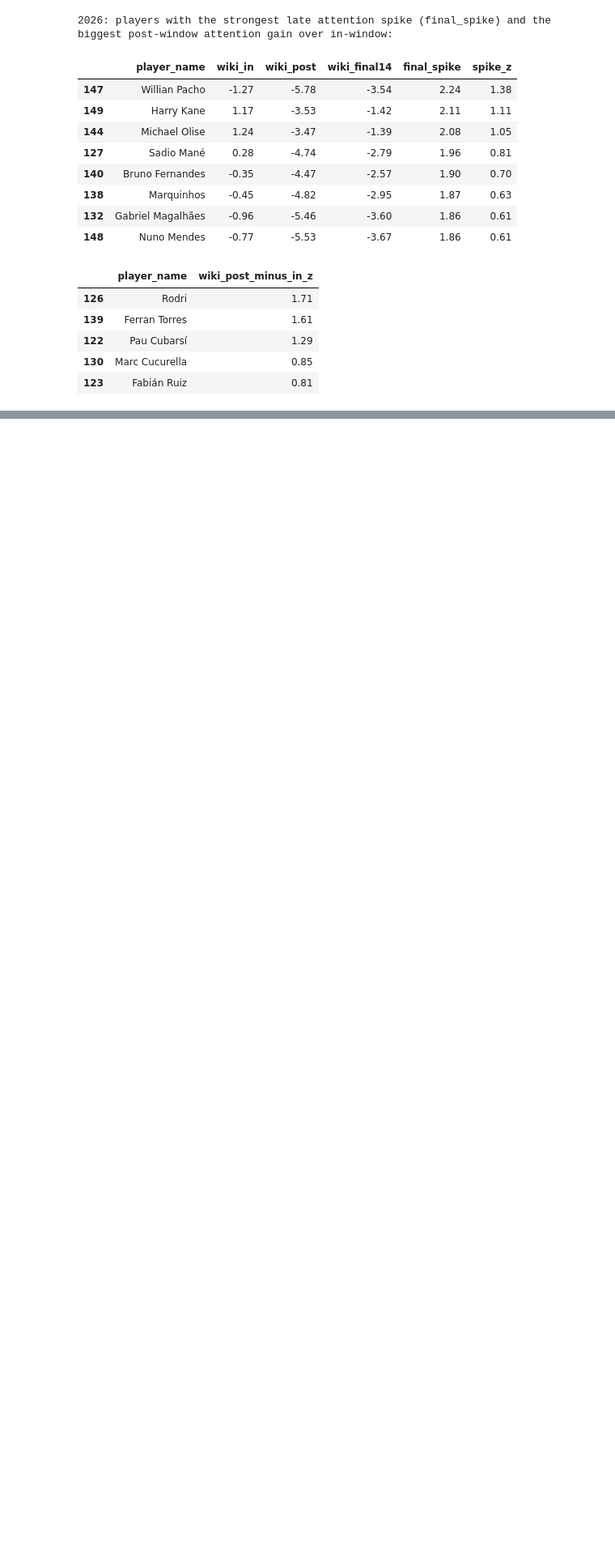
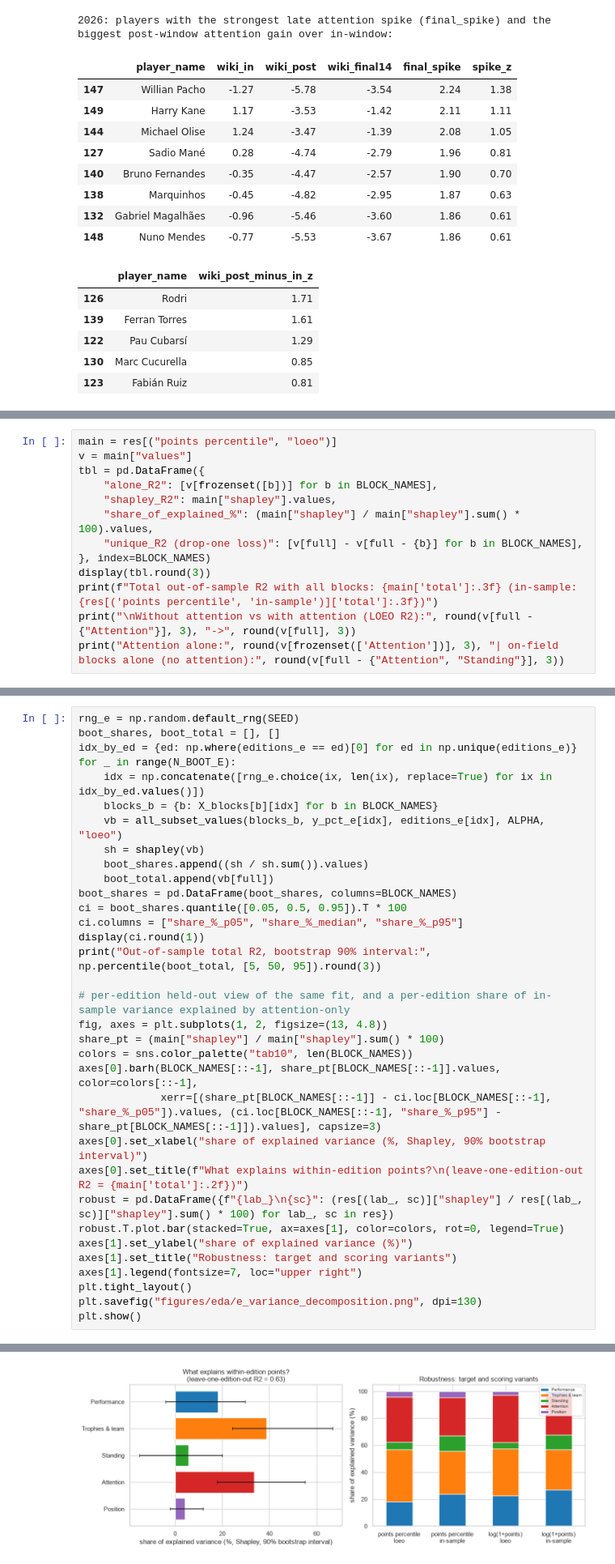
Before and after one commit to AswathKarthik10/predicting-the-ballon-dor, a Jupyter notebook: ballon_dor_2026.ipynb, the cells around one changed output, grey strips where cells are left out. Shown at 81% size. Cells and saved outputs as stored; diff of their text form; blank space fills up the shorter version.

Commit message:
Add variance decomposition and missing-out analysis (section E); update report
Co-Authored-By: Claude Sonnet 5.5 <noreply@anthropic.com>

```diff
--- a/ballon_dor_2026.ipynb
+++ b/ballon_dor_2026.ipynb
@@ -1370,0 +1465,13 @@ display(att26.sort_values("wiki_post_minus_in_z", ascending=False).head(5)[["pla
+# %%
+main = res[("points percentile", "loeo")]
+v = main["values"]
+tbl = pd.DataFrame({
+    "alone_R2": [v[frozenset([b])] for b in BLOCK_NAMES],
+    "shapley_R2": main["shapley"].values,
+    "share_of_explained_%": (main["shapley"] / main["shapley"].sum() * 100).values,
+    "unique_R2 (drop-one loss)": [v[full] - v[full - {b}] for b in BLOCK_NAMES],
+}, index=BLOCK_NAMES)
+display(tbl.round(3))
+print(f"Total out-of-sample R2 with all blocks: {main['total']:.3f} (in-sample: {res[('points percentile', 'in-sample')]['total']:.3f})")
+print("\nWithout attention vs with attention (LOEO R2):", round(v[full - {"Attention"}], 3), "->", round(v[full], 3))
+print("Attention alone:", round(v[frozenset(['Attention'])], 3), "| on-field blocks alone (no attention):", round(v[full - {"Attention", "Standing"}], 3))
@@ -1370,0 +1489,34 @@ display(att26.sort_values("wiki_post_minus_in_z", ascending=False).head(5)[["pla
+# %%
+rng_e = np.random.default_rng(SEED)
+boot_shares, boot_total = [], []
+idx_by_ed = {ed: np.where(editions_e == ed)[0] for ed in np.unique(editions_e)}
+for _ in range(N_BOOT_E):
+    idx = np.concatenate([rng_e.choice(ix, len(ix), replace=True) for ix in idx_by_ed.values()])
+    blocks_b = {b: X_blocks[b][idx] for b in BLOCK_NAMES}
+    vb = all_subset_values(blocks_b, y_pct_e[idx], editions_e[idx], ALPHA, "loeo")
+    sh = shapley(vb)
+    boot_shares.append((sh / sh.sum()).values)
+    boot_total.append(vb[full])
+boot_shares = pd.DataFrame(boot_shares, columns=BLOCK_NAMES)
+ci = boot_shares.quantile([0.05, 0.5, 0.95]).T * 100
+ci.columns = ["share_%_p05", "share_%_median", "share_%_p95"]
+display(ci.round(1))
+print("Out-of-sample total R2, bootstrap 90% interval:", np.percentile(boot_total, [5, 50, 95]).round(3))
+
+# per-edition held-out view of the same fit, and a per-edition share of in-sample variance explained by attention-only
+fig, axes = plt.subplots(1, 2, figsize=(13, 4.8))
+share_pt = (main["shapley"] / main["shapley"].sum() * 100)
+colors = sns.color_palette("tab10", len(BLOCK_NAMES))
+axes[0].barh(BLOCK_NAMES[::-1], share_pt[BLOCK_NAMES[::-1]].values, color=colors[::-1],
+             xerr=[(share_pt[BLOCK_NAMES[::-1]] - ci.loc[BLOCK_NAMES[::-1], "share_%_p05"]).values, (ci.loc[BLOCK_NAMES[::-1], "share_%_p95"] - share_pt[BLOCK_NAMES[::-1]]).values], capsize=3)
+axes[0].set_xlabel("share of explained variance (%, Shapley, 90% bootstrap interval)")
+axes[0].set_title(f"What explains within-edition points?\n(leave-one-edition-out R2 = {main['total']:.2f})")
+robust = pd.DataFrame({f"{lab_}\n{sc}": (res[(lab_, sc)]["shapley"] / res[(lab_, sc)]["shapley"].sum() * 100) for lab_, sc in res})
+robust.T.plot.bar(stacked=True, ax=axes[1], color=colors, rot=0, legend=True)
+axes[1].set_ylabel("share of explained variance (%)")
+axes[1].set_title("Robustness: target and scoring variants")
+axes[1].legend(fontsize=7, loc="upper right")
+plt.tight_layout()
+plt.savefig("figures/eda/e_variance_decomposition.png", dpi=130)
+plt.show()
+# %% [output]
@@ -1370,0 +1530 @@ display(att26.sort_values("wiki_post_minus_in_z", ascending=False).head(5)[["pla
+[figure, added]
```
Also changed, not shown: parts of 11 cells of this notebook, 3 other files.
